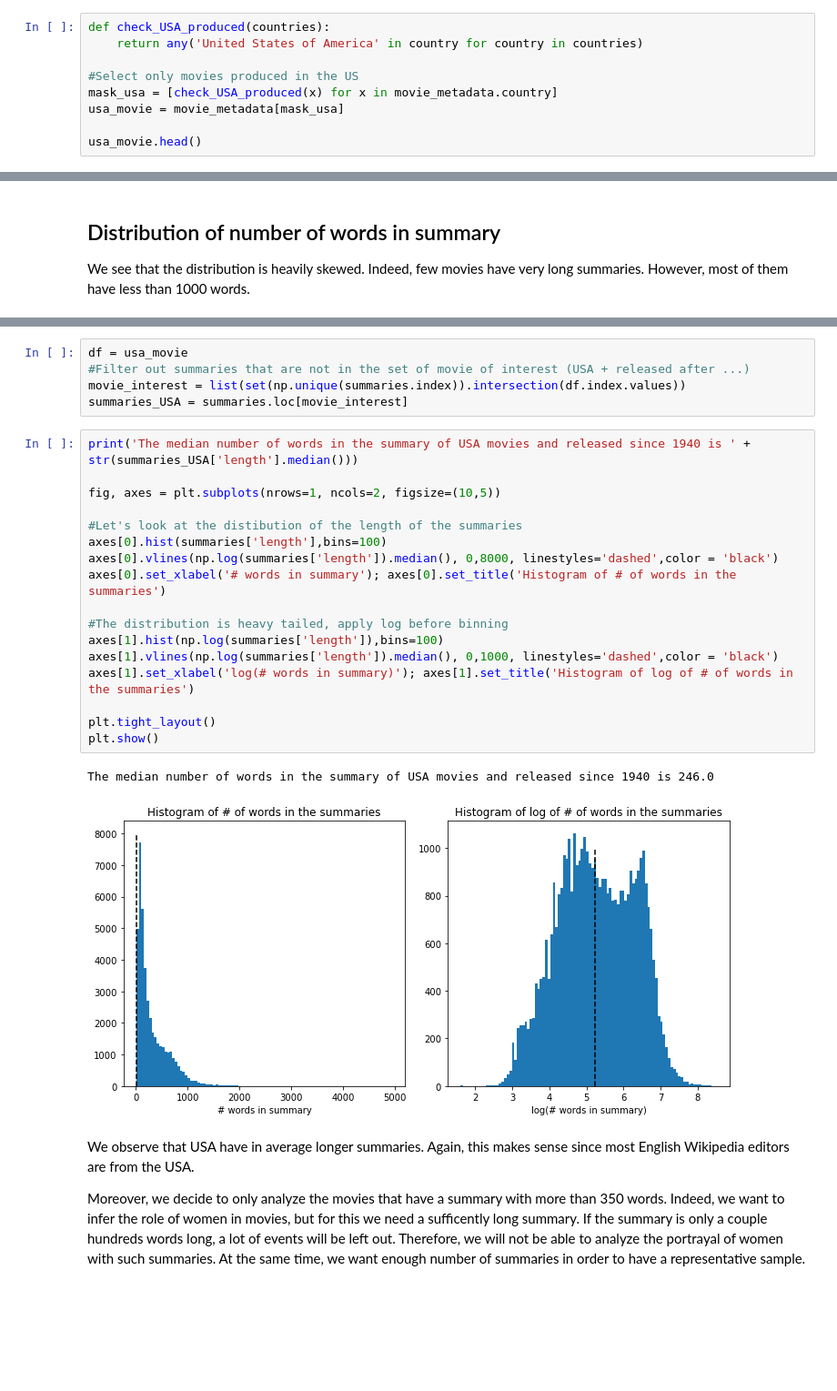
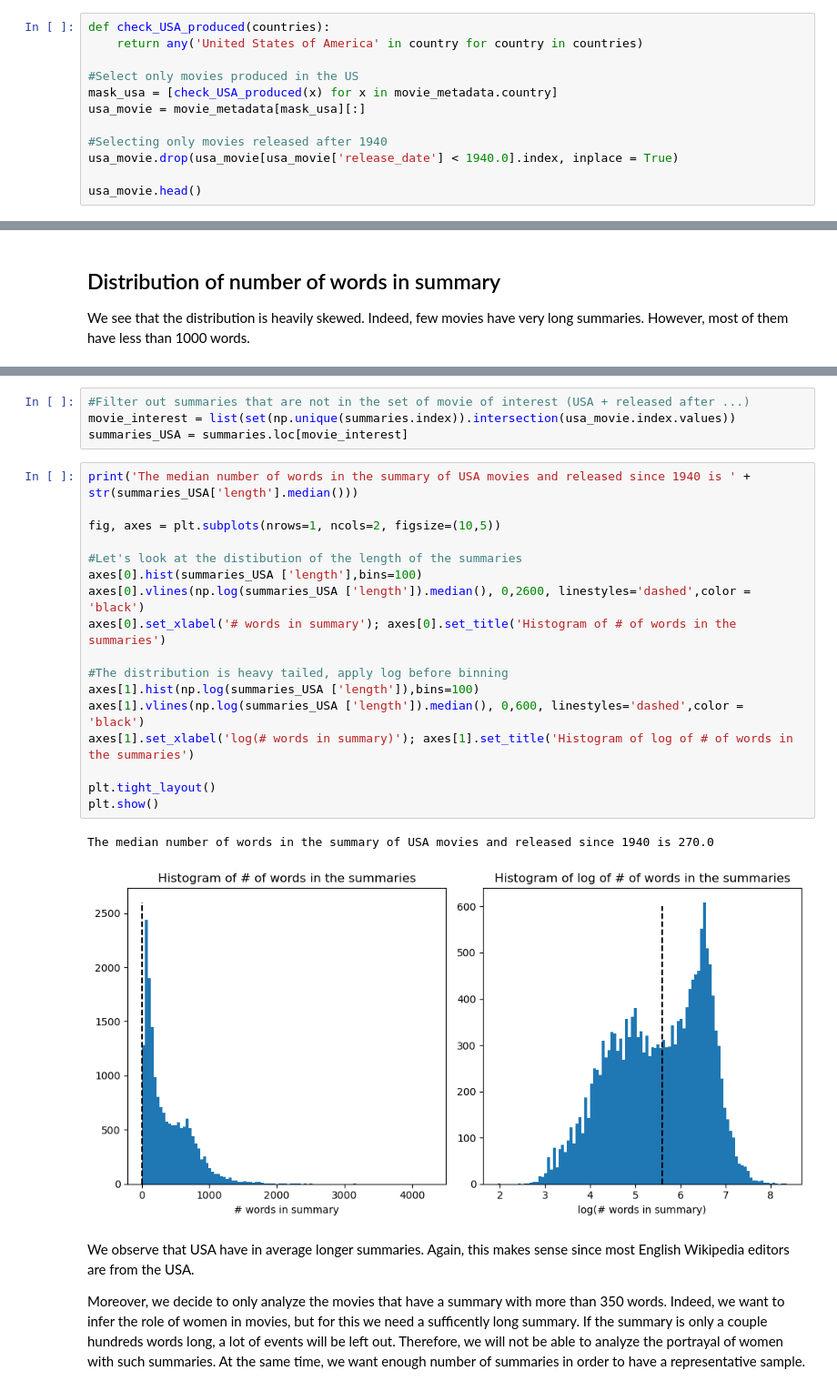
Before and after one commit to epfl-ada/ada-2022-project-error141, a Jupyter notebook: data_exploration_final.ipynb, the cells around one changed output, grey strips where cells are left out. Shown at 91% size. Saved outputs shown, nothing was run; the diff lists cells and outputs as text; blank space fills up the shorter version.

```diff
--- a/data_exploration_final.ipynb
+++ b/data_exploration_final.ipynb
@@ -311,7 +290,10 @@ def check_USA_produced(countries):
 
 #Select only movies produced in the US
 mask_usa = [check_USA_produced(x) for x in movie_metadata.country]
-usa_movie = movie_metadata[mask_usa]
+usa_movie = movie_metadata[mask_usa][:]
+
+#Selecting only movies released after 1940
+usa_movie.drop(usa_movie[usa_movie['release_date'] < 1940.0].index, inplace = True)
 
 usa_movie.head()
 # %% [output]
@@ -529,28 +488,27 @@ The median number of words in the summary of all movies is 189.0
 # %%
-df = usa_movie
 #Filter out summaries that are not in the set of movie of interest (USA + released after ...)
-movie_interest = list(set(np.unique(summaries.index)).intersection(df.index.values))
+movie_interest = list(set(np.unique(summaries.index)).intersection(usa_movie.index.values))
 summaries_USA = summaries.loc[movie_interest]
 # %%
 print('The median number of words in the summary of USA movies and released since 1940 is ' + str(summaries_USA['length'].median()))
 
 fig, axes = plt.subplots(nrows=1, ncols=2, figsize=(10,5))
 
 #Let's look at the distibution of the length of the summaries
-axes[0].hist(summaries['length'],bins=100)
-axes[0].vlines(np.log(summaries['length']).median(), 0,8000, linestyles='dashed',color = 'black')
+axes[0].hist(summaries_USA ['length'],bins=100)
+axes[0].vlines(np.log(summaries_USA ['length']).median(), 0,2600, linestyles='dashed',color = 'black')
 axes[0].set_xlabel('# words in summary'); axes[0].set_title('Histogram of # of words in the summaries')
 
 #The distribution is heavy tailed, apply log before binning
-axes[1].hist(np.log(summaries['length']),bins=100)
-axes[1].vlines(np.log(summaries['length']).median(), 0,1000, linestyles='dashed',color = 'black')
+axes[1].hist(np.log(summaries_USA ['length']),bins=100)
+axes[1].vlines(np.log(summaries_USA ['length']).median(), 0,600, linestyles='dashed',color = 'black')
 axes[1].set_xlabel('log(# words in summary)'); axes[1].set_title('Histogram of log of # of words in the summaries')
 
 plt.tight_layout()
 plt.show()
 # %% [output]
-The median number of words in the summary of USA movies and released since 1940 is 246.0
+The median number of words in the summary of USA movies and released since 1940 is 270.0
-[figure, old version]
+[figure, new version]
 # %% [markdown]
 We observe that USA have in average longer summaries. Again, this makes sense since most English Wikipedia editors are from the USA.
 
```
Also changed, not shown: parts of 97 cells of this notebook.
